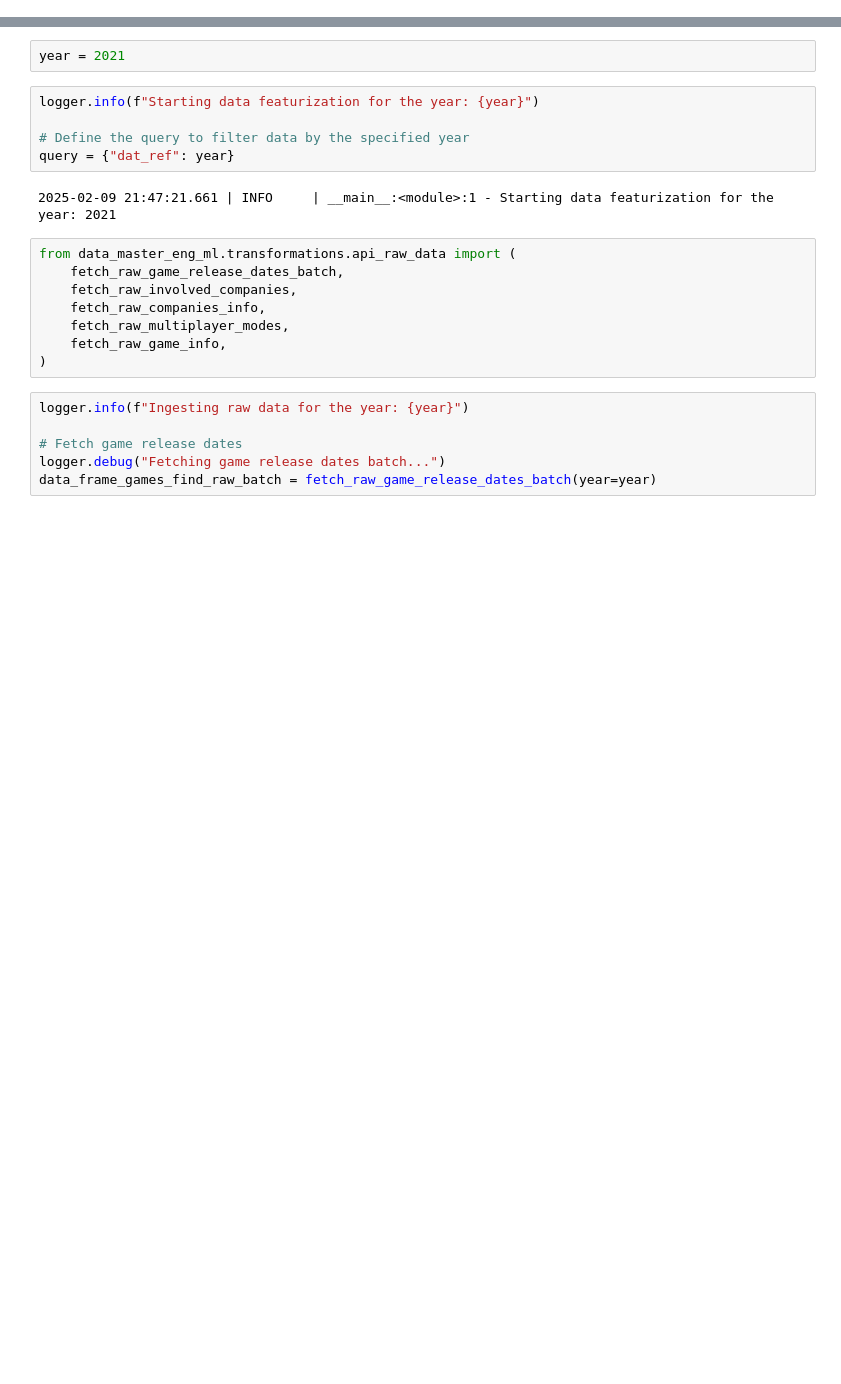
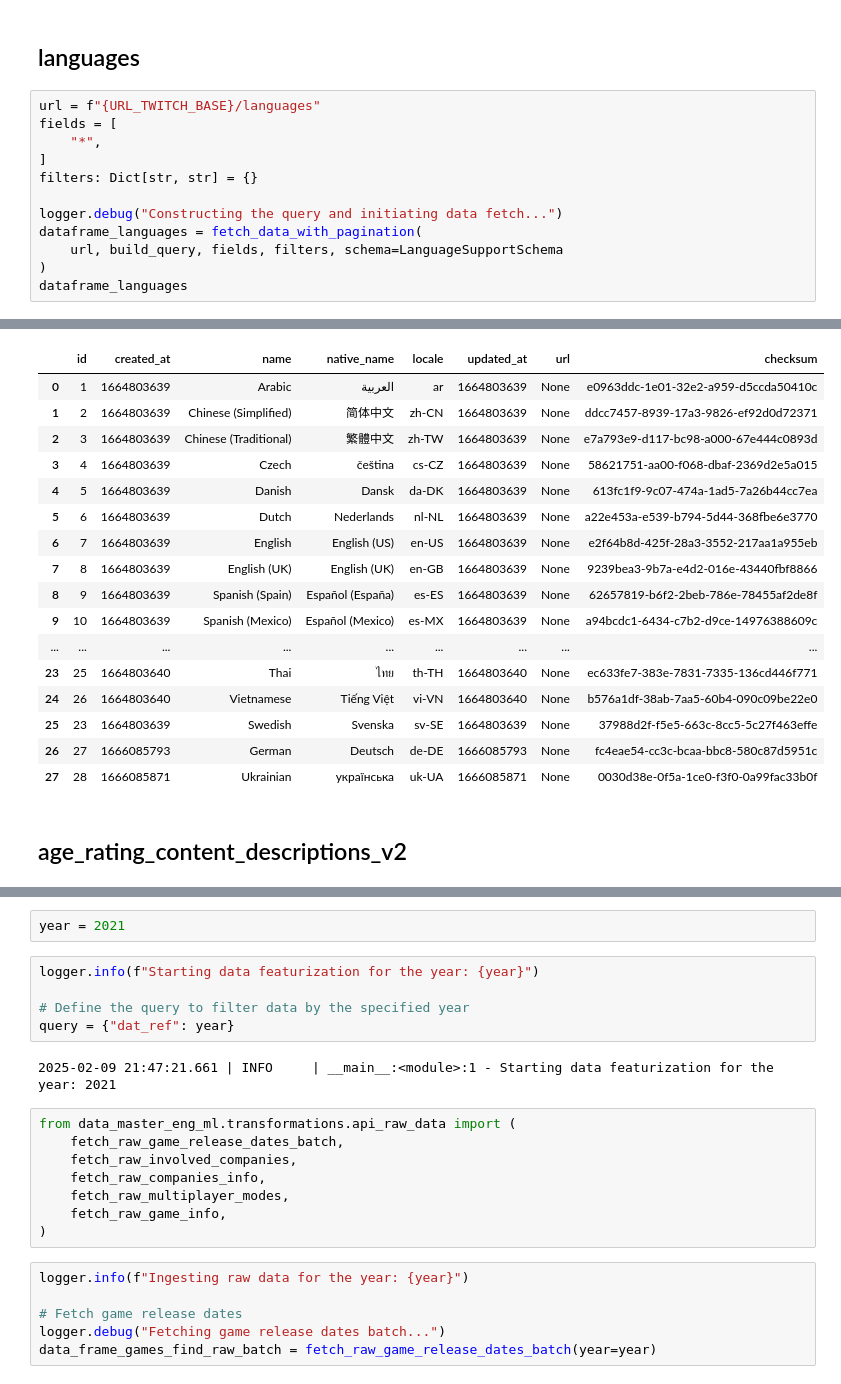
Before and after one commit to sjose03/data_master_eng_ml, a Jupyter notebook: notebooks/data_aquisition.ipynb, the cells around one changed output, grey strips where cells are left out. Drawn from its saved outputs; the diff is of its cells as text; blank space fills up the shorter version.

Commit message:
refactor the entire raw data and cleansing the project

```diff
--- a/notebooks/data_aquisition.ipynb
+++ b/notebooks/data_aquisition.ipynb
@@ -0,0 +277,15 @@
+# %% [markdown]
+## languages
+# %%
+url = f"{URL_TWITCH_BASE}/languages"
+fields = [
+    "*",
+]
+filters: Dict[str, str] = {}
+
+logger.debug("Constructing the query and initiating data fetch...")
+dataframe_languages = fetch_data_with_pagination(
+    url, build_query, fields, filters, schema=LanguageSupportSchema
+)
+dataframe_languages
+# %% [output]
@@ -0,0 +293,19 @@
+|  | id | created_at | name | native_name | locale | updated_at | url | checksum |
+| 0 | 1 | 1664803639 | Arabic | العربية | ar | 1664803639 | None | e0963ddc-1e01-32e2-a959-d5ccda50410c |
+| 1 | 2 | 1664803639 | Chinese (Simplified) | 简体中文 | zh-CN | 1664803639 | None | ddcc7457-8939-17a3-9826-ef92d0d72371 |
+| 2 | 3 | 1664803639 | Chinese (Traditional) | 繁體中文 | zh-TW | 1664803639 | None | e7a793e9-d117-bc98-a000-67e444c0893d |
+| 3 | 4 | 1664803639 | Czech | čeština | cs-CZ | 1664803639 | None | 58621751-aa00-f068-dbaf-2369d2e5a015 |
+| 4 | 5 | 1664803639 | Danish | Dansk | da-DK | 1664803639 | None | 613fc1f9-9c07-474a-1ad5-7a26b44cc7ea |
+| 5 | 6 | 1664803639 | Dutch | Nederlands | nl-NL | 1664803639 | None | a22e453a-e539-b794-5d44-368fbe6e3770 |
+| 6 | 7 | 1664803639 | English | English (US) | en-US | 1664803639 | None | e2f64b8d-425f-28a3-3552-217aa1a955eb |
+| 7 | 8 | 1664803639 | English (UK) | English (UK) | en-GB | 1664803639 | None | 9239bea3-9b7a-e4d2-016e-43440fbf8866 |
+| 8 | 9 | 1664803639 | Spanish (Spain) | Español (España) | es-ES | 1664803639 | None | 62657819-b6f2-2beb-786e-78455af2de8f |
+| 9 | 10 | 1664803639 | Spanish (Mexico) | Español (Mexico) | es-MX | 1664803639 | None | a94bcdc1-6434-c7b2-d9ce-14976388609c |
+| ... | ... | ... | ... | ... | ... | ... | ... | ... |
+| 23 | 25 | 1664803640 | Thai | ไทย | th-TH | 1664803640 | None | ec633fe7-383e-7831-7335-136cd446f771 |
+| 24 | 26 | 1664803640 | Vietnamese | Tiếng Việt | vi-VN | 1664803640 | None | b576a1df-38ab-7aa5-60b4-090c09be22e0 |
+| 25 | 23 | 1664803639 | Swedish | Svenska | sv-SE | 1664803639 | None | 37988d2f-f5e5-663c-8cc5-5c27f463effe |
+| 26 | 27 | 1666085793 | German | Deutsch | de-DE | 1666085793 | None | fc4eae54-cc3c-bcaa-bbc8-580c87d5951c |
+| 27 | 28 | 1666085871 | Ukrainian | українська | uk-UA | 1666085871 | None | 0030d38e-0f5a-1ce0-f3f0-0a99fac33b0f |
+# %% [markdown]
+## age_rating_content_descriptions_v2
```
Also changed, not shown: parts of 36 cells of this notebook, 44 other files.
